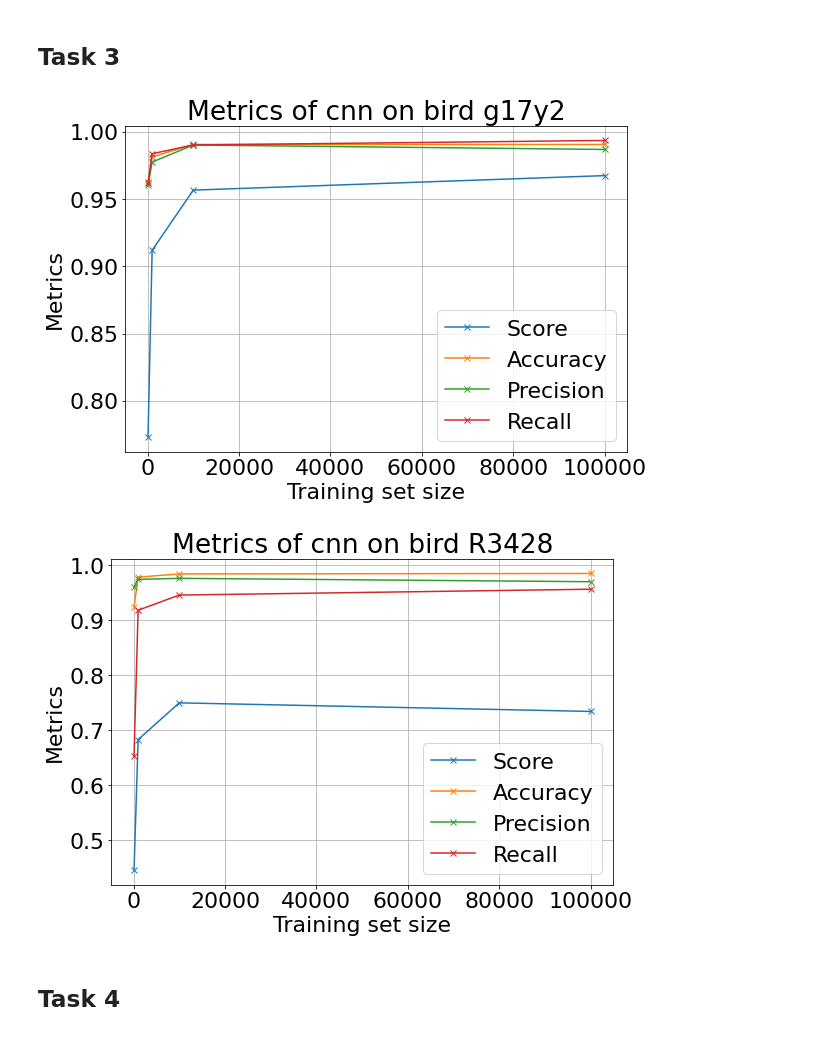
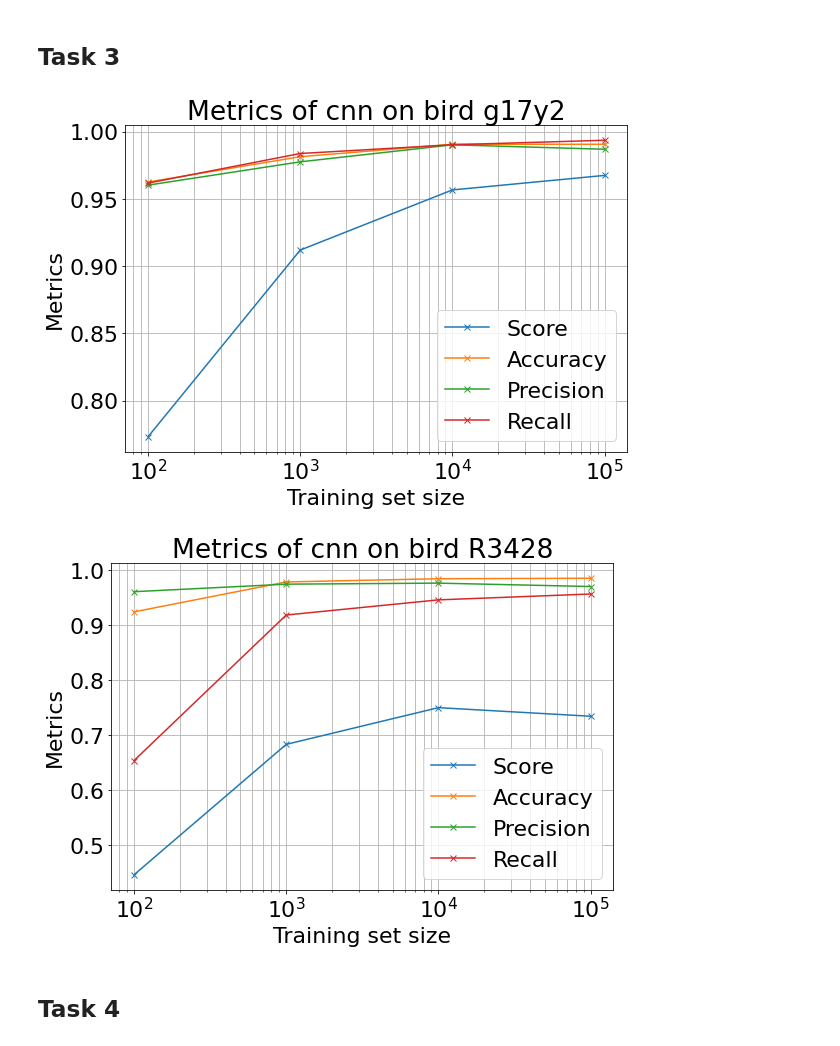
Before and after one commit to Qringe/NeuralSystems, a Jupyter notebook: PartC_AutoSyllClust.ipynb, the cells around one changed output. Drawn from its saved outputs; the diff is of its cells as text; code cells hidden in the pictures.

```diff
--- a/PartC_AutoSyllClust.ipynb
+++ b/PartC_AutoSyllClust.ipynb
@@ -447,35 +438,36 @@ def task3(plot = True):
 
     # Plot the results
     # TODO: Fix CNN. when done, uncomment line 107
     for bird_name in bird_names:
         for model in ["cnn"]: #, "rnn"]
             scores = []
             accuracies = []
             precisions = []
             recalls = []
             for limit in limits:
                 scores.append(results[bird_name][limit][model]["score"])
                 accuracies.append(results[bird_name][limit][model]["accuracy"])
                 precisions.append(results[bird_name][limit][model]["precision"])
                 recalls.append(results[bird_name][limit][model]["recall"])
 
             plt.figure(figsize=(9,6))
             plt.plot(limits, scores, label = "Score", marker='x')
             plt.plot(limits, accuracies, label = "Accuracy", marker='x')
             plt.plot(limits, precisions, label = "Precision", marker='x')
             plt.plot(limits, recalls, label = "Recall", marker='x')
             plt.grid(which="both")
             plt.title(f"Metrics of {model} on bird {bird_name}")
             plt.xlabel("Training set size")
+            plt.xscale("log")
             plt.ylabel("Metrics")
             plt.legend()
 
 if run_tasks["task3"]:
     make_plots = True if execution_mode == "Local" else False
     task3(plot = make_plots)
 # %% [output]
-[figure, old version]
+[figure, new version]
-[figure, old version]
+[figure, new version]
 # %% [markdown]
 ## Task 4
 # %%
```
Also changed, not shown: parts of 1 cell of this notebook, 20 other files.
